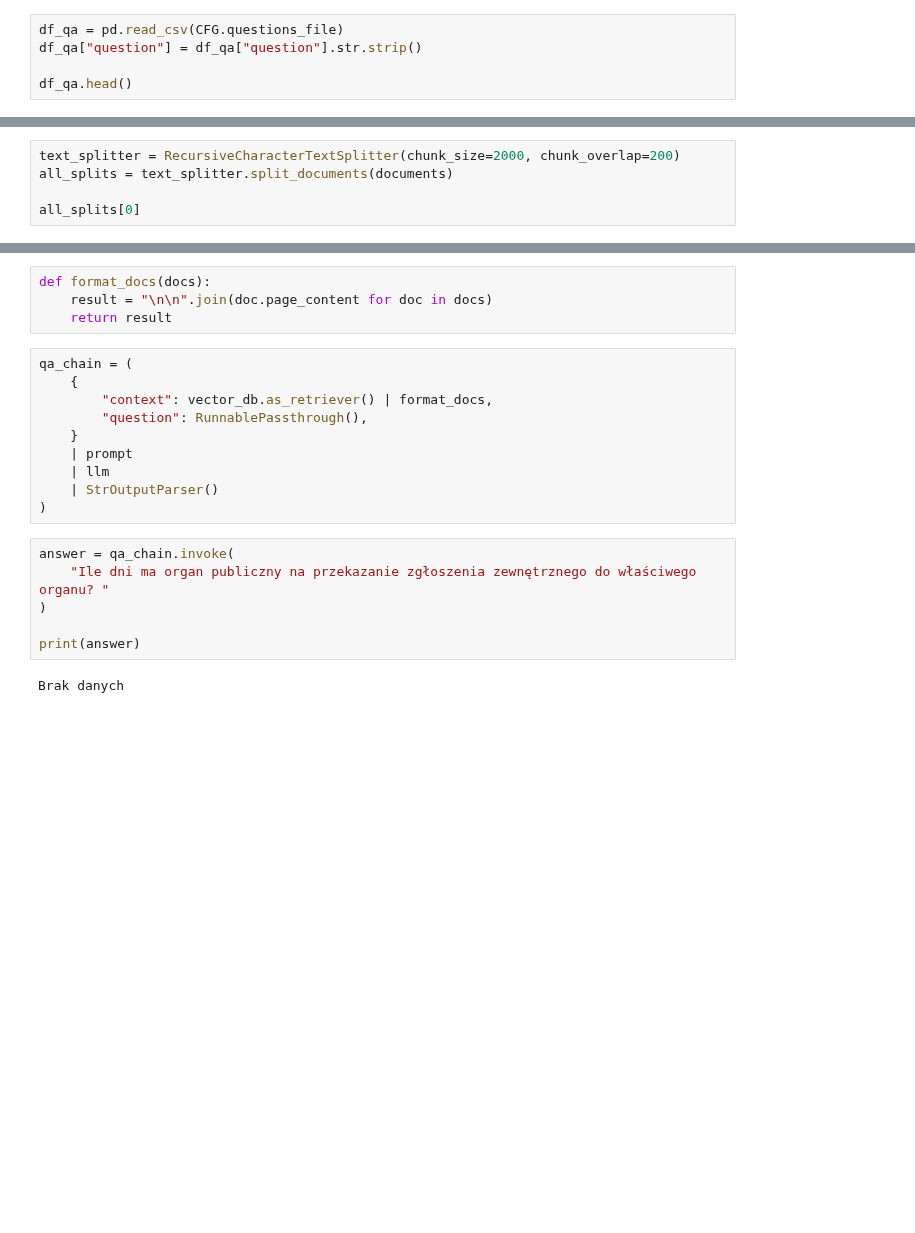
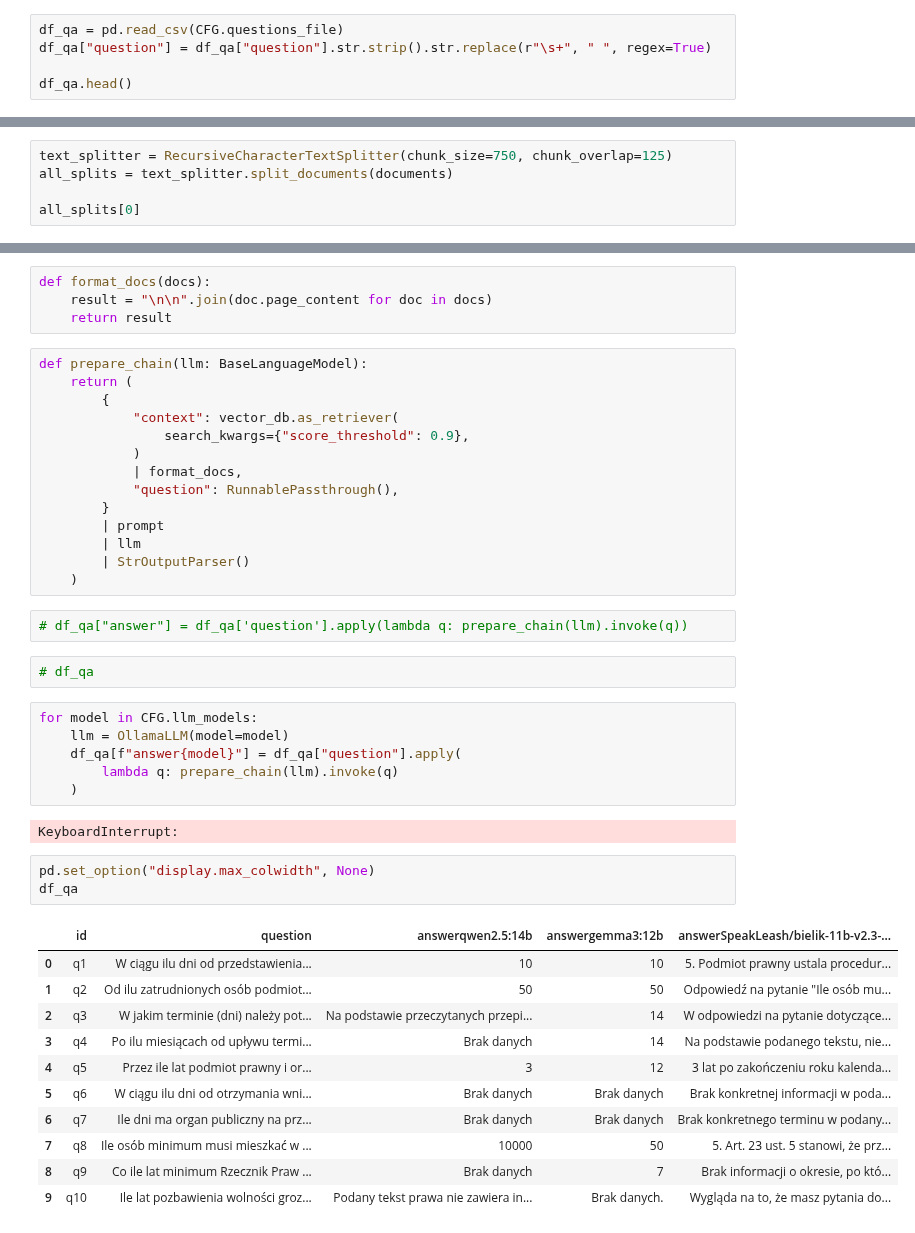
Before and after one commit to PilarczykM/AI-Notes, a Jupyter notebook: _personal/course/gen_ai/competition/solution.ipynb, the cells around one changed output, grey strips where cells are left out. Cells and saved outputs as stored; diff of their text form; blank space fills up the shorter version.

```diff
--- a/_personal/course/gen_ai/competition/solution.ipynb
+++ b/_personal/course/gen_ai/competition/solution.ipynb
@@ -109,7 +116,7 @@ except ModuleNotFoundError as e:
 ## Load questions
 # %%
 df_qa = pd.read_csv(CFG.questions_file)
-df_qa["question"] = df_qa["question"].str.strip()
+df_qa["question"] = df_qa["question"].str.strip().str.replace(r"\s+", " ", regex=True)
 
 df_qa.head()
 # %% [output]
@@ -132,7 +139,7 @@ Document(metadata={'producer': 'Microsoft® Word dla Microsoft 365', 'creator':
 # %% [markdown]
 ### Split documents into smaller chunks
 # %%
-text_splitter = RecursiveCharacterTextSplitter(chunk_size=2000, chunk_overlap=200)
+text_splitter = RecursiveCharacterTextSplitter(chunk_size=750, chunk_overlap=125)
 all_splits = text_splitter.split_documents(documents)
 
 all_splits[0]
@@ -172,20 +181,43 @@ def format_docs(docs):
     result = "\n\n".join(doc.page_content for doc in docs)
     return result
 # %%
-qa_chain = (
-    {
-        "context": vector_db.as_retriever() | format_docs,
-        "question": RunnablePassthrough(),
-    }
-    | prompt
-    | llm
-    | StrOutputParser()
-)
+def prepare_chain(llm: BaseLanguageModel):
+    return (
+        {
+            "context": vector_db.as_retriever(
+                search_kwargs={"score_threshold": 0.9},
+            )
+            | format_docs,
+            "question": RunnablePassthrough(),
+        }
+        | prompt
+        | llm
+        | StrOutputParser()
+    )
-# %%
-answer = qa_chain.invoke(
-    "Ile dni ma organ publiczny na przekazanie zgłoszenia zewnętrznego do właściwego organu? "
-)
-
-print(answer)
-# %% [output]
-Brak danych
+# %%
+# df_qa["answer"] = df_qa['question'].apply(lambda q: prepare_chain(llm).invoke(q))
+# %%
+# df_qa
+# %%
+for model in CFG.llm_models:
+    llm = OllamaLLM(model=model)
+    df_qa[f"answer{model}"] = df_qa["question"].apply(
+        lambda q: prepare_chain(llm).invoke(q)
+    )
+# %% [output]
+KeyboardInterrupt:
+# %%
+pd.set_option("display.max_colwidth", None)
+df_qa
+# %% [output]
+|  | id | question | answerqwen2.5:14b | answergemma3:12b | answerSpeakLeash/bielik-11b-v2.3-... |
+| 0 | q1 | W ciągu ilu dni od przedstawienia... | 10 | 10 | 5. Podmiot prawny ustala procedur... |
+| 1 | q2 | Od ilu zatrudnionych osób podmiot... | 50 | 50 | Odpowiedź na pytanie "Ile osób mu... |
+| 2 | q3 | W jakim terminie (dni) należy pot... | Na podstawie przeczytanych przepi... | 14 | W odpowiedzi na pytanie dotyczące... |
+| 3 | q4 | Po ilu miesiącach od upływu termi... | Brak danych | 14 | Na podstawie podanego tekstu, nie... |
+| 4 | q5 | Przez ile lat podmiot prawny i or... | 3 | 12 | 3 lat po zakończeniu roku kalenda... |
+| 5 | q6 | W ciągu ilu dni od otrzymania wni... | Brak danych | Brak danych | Brak konkretnej informacji w poda... |
+| 6 | q7 | Ile dni ma organ publiczny na prz... | Brak danych | Brak danych | Brak konkretnego terminu w podany... |
+| 7 | q8 | Ile osób minimum musi mieszkać w ... | 10000 | 50 | 5. Art. 23 ust. 5 stanowi, że prz... |
+| 8 | q9 | Co ile lat minimum Rzecznik Praw ... | Brak danych | 7 | Brak informacji o okresie, po któ... |
+| 9 | q10 | Ile lat pozbawienia wolności groz... | Podany tekst prawa nie zawiera in... | Brak danych. | Wygląda na to, że masz pytania do... |
```
Also changed, not shown: parts of 4 cells of this notebook.
